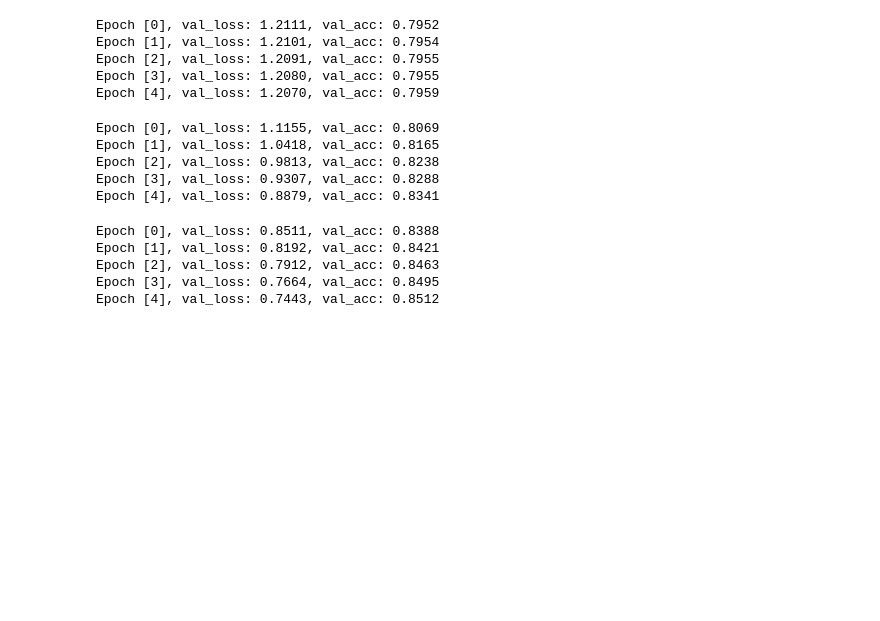
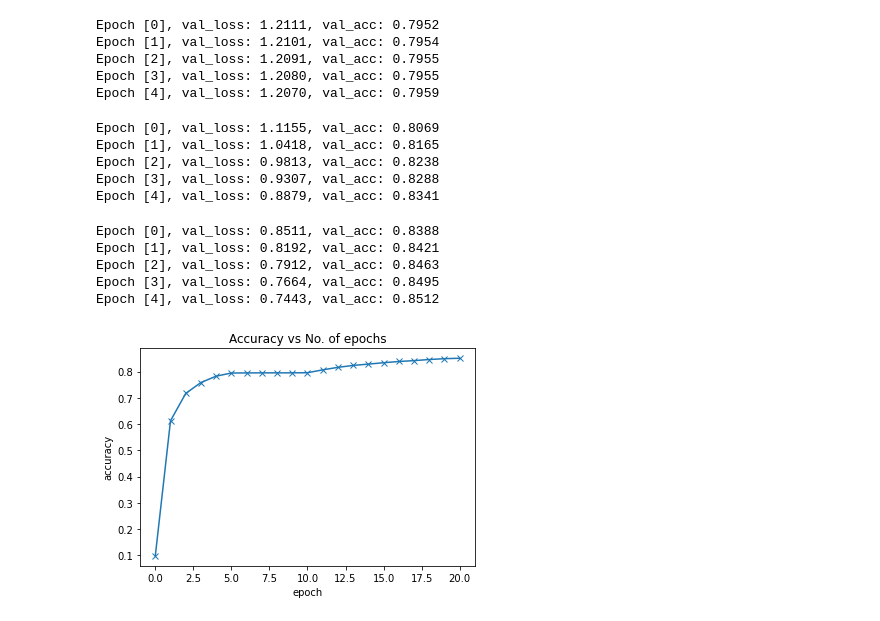
Before and after one commit to ksachchidanand/Deep-Learning, a Jupyter notebook: Zero to GANs/Logistic Regression.ipynb, the cells around one changed output. Drawn from its saved outputs; the diff is of its cells as text; code cells hidden in the pictures; blank space fills up the shorter version.

```diff
--- a/Zero to GANs/Logistic Regression.ipynb
+++ b/Zero to GANs/Logistic Regression.ipynb
@@ -335,3 +335,12 @@ Epoch [1], val_loss: 0.8192, val_acc: 0.8421
 Epoch [2], val_loss: 0.7912, val_acc: 0.8463
 Epoch [3], val_loss: 0.7664, val_acc: 0.8495
 Epoch [4], val_loss: 0.7443, val_acc: 0.8512
+# %%
+history = [result0] + history1 + history2 + history3 + history4
+accuracies = [result['val_acc'] for result in history]
+plt.plot(accuracies, '-x')
+plt.xlabel('epoch')
+plt.ylabel('accuracy')
+plt.title('Accuracy vs No. of epochs');
+# %% [output]
+[figure, added]
```
